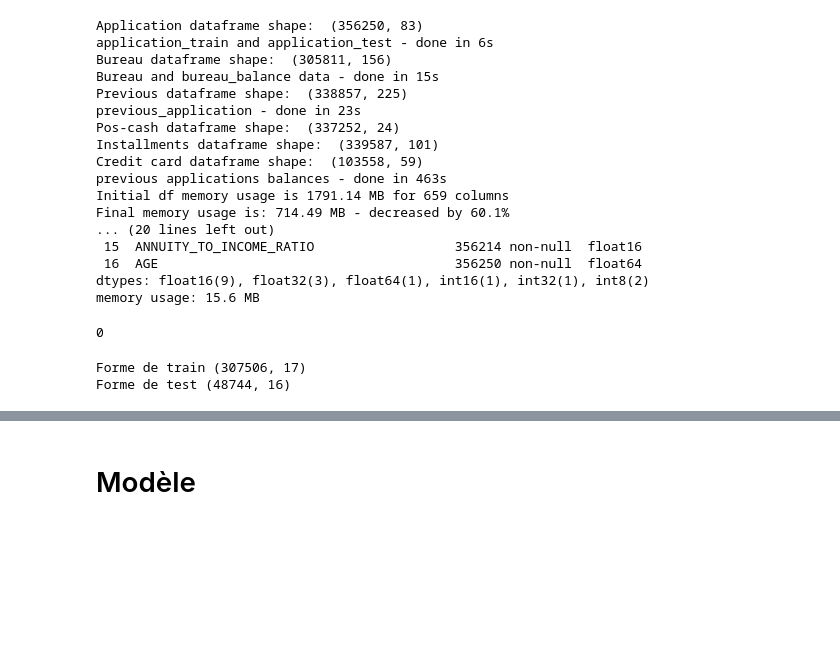
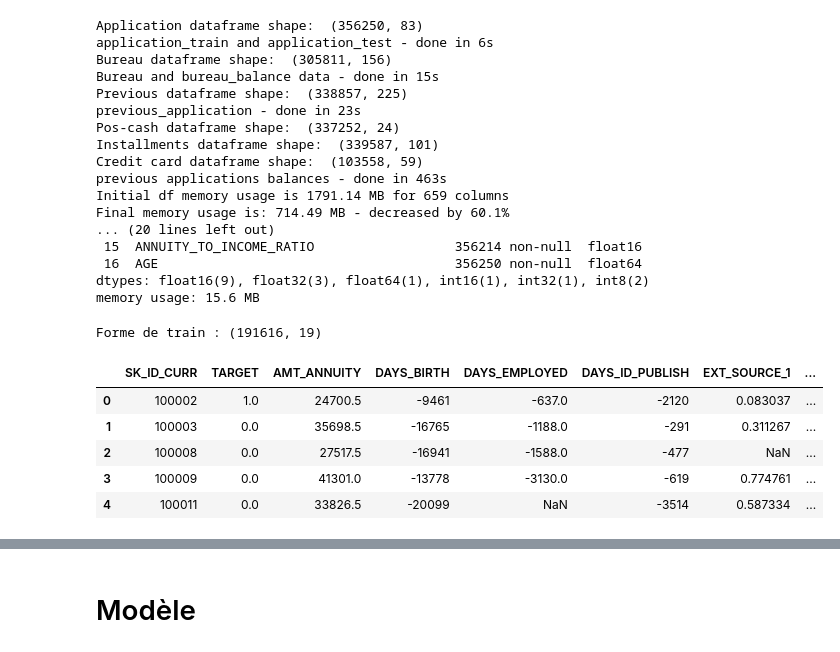
Before and after one commit to ArianeNantes/ocp7, a Jupyter notebook: model_lgbm.ipynb, the cells around one changed output, grey strips where cells are left out. Saved outputs shown, nothing was run; the diff lists cells and outputs as text; code cells hidden in the pictures; blank space fills up the shorter version.

```diff
--- a/model_lgbm.ipynb
+++ b/model_lgbm.ipynb
@@ -308,19 +187,18 @@ Final memory usage is: 714.49 MB - decreased by 60.1%
  16  AGE                                      356250 non-null  float64
 dtypes: float16(9), float32(3), float64(1), int16(1), int32(1), int8(2)
 memory usage: 15.6 MB
-# %%
-train = important_data[important_data["TARGET"].notnull()]
-test = important_data[important_data["TARGET"].isnull()]
-test = test.drop('TARGET', axis=1)
-del important_data
-gc.collect()
-# %% [output]
-0
-# %%
-train.to_csv(os.path.join(DATA_INTERIM, "train.csv"))
-test.to_csv(os.path.join(DATA_INTERIM, "test.csv"))
-print("Forme de train", train.shape)
-print("Forme de test", test.shape)
-# %% [output]
-Forme de train (307506, 17)
-Forme de test (48744, 16)
+# %%
+subdir = "light_simple/"
+# %%
+selected_features = joblib.load(os.path.join(MODEL_DIR, subdir, "selected_features_03.pkl"))
+train = pd.read_csv(os.path.join(DATA_INTERIM, "train_simple_reduced_03.csv"), usecols=['SK_ID_CURR', 'TARGET'] + selected_features)
+print("Forme de train :", train.shape)
+train.head()
+# %% [output]
+Forme de train : (191616, 19)
+|  | SK_ID_CURR | TARGET | AMT_ANNUITY | DAYS_BIRTH | DAYS_EMPLOYED | DAYS_ID_PUBLISH | EXT_SOURCE_1 | ... |
+| 0 | 100002 | 1.0 | 24700.5 | -9461 | -637.0 | -2120 | 0.083037 | ... |
+| 1 | 100003 | 0.0 | 35698.5 | -16765 | -1188.0 | -291 | 0.311267 | ... |
+| 2 | 100008 | 0.0 | 27517.5 | -16941 | -1588.0 | -477 | NaN | ... |
+| 3 | 100009 | 0.0 | 41301.0 | -13778 | -3130.0 | -619 | 0.774761 | ... |
+| 4 | 100011 | 0.0 | 33826.5 | -20099 | NaN | -3514 | 0.587334 | ... |
```
Also changed, not shown: parts of 30 cells of this notebook.
